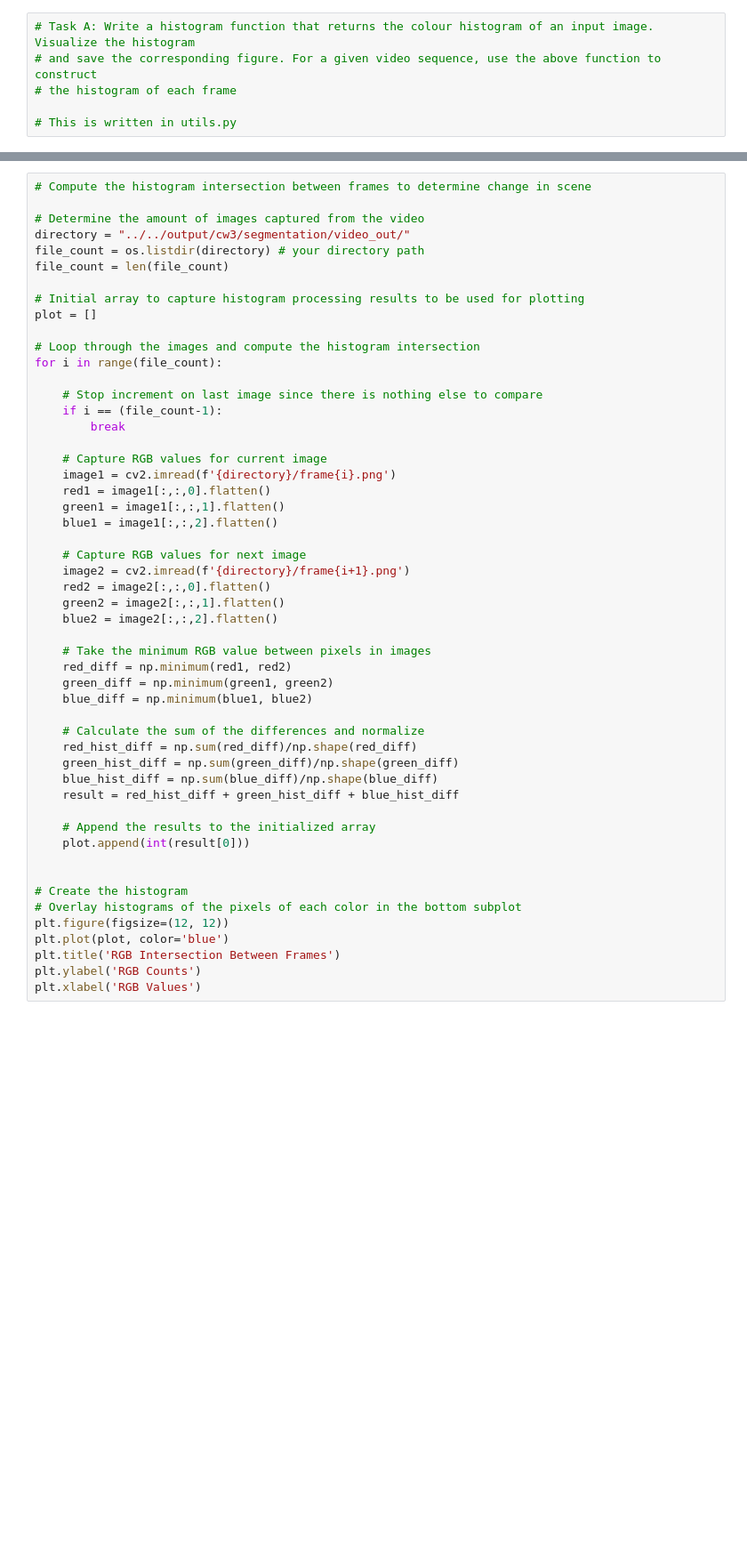
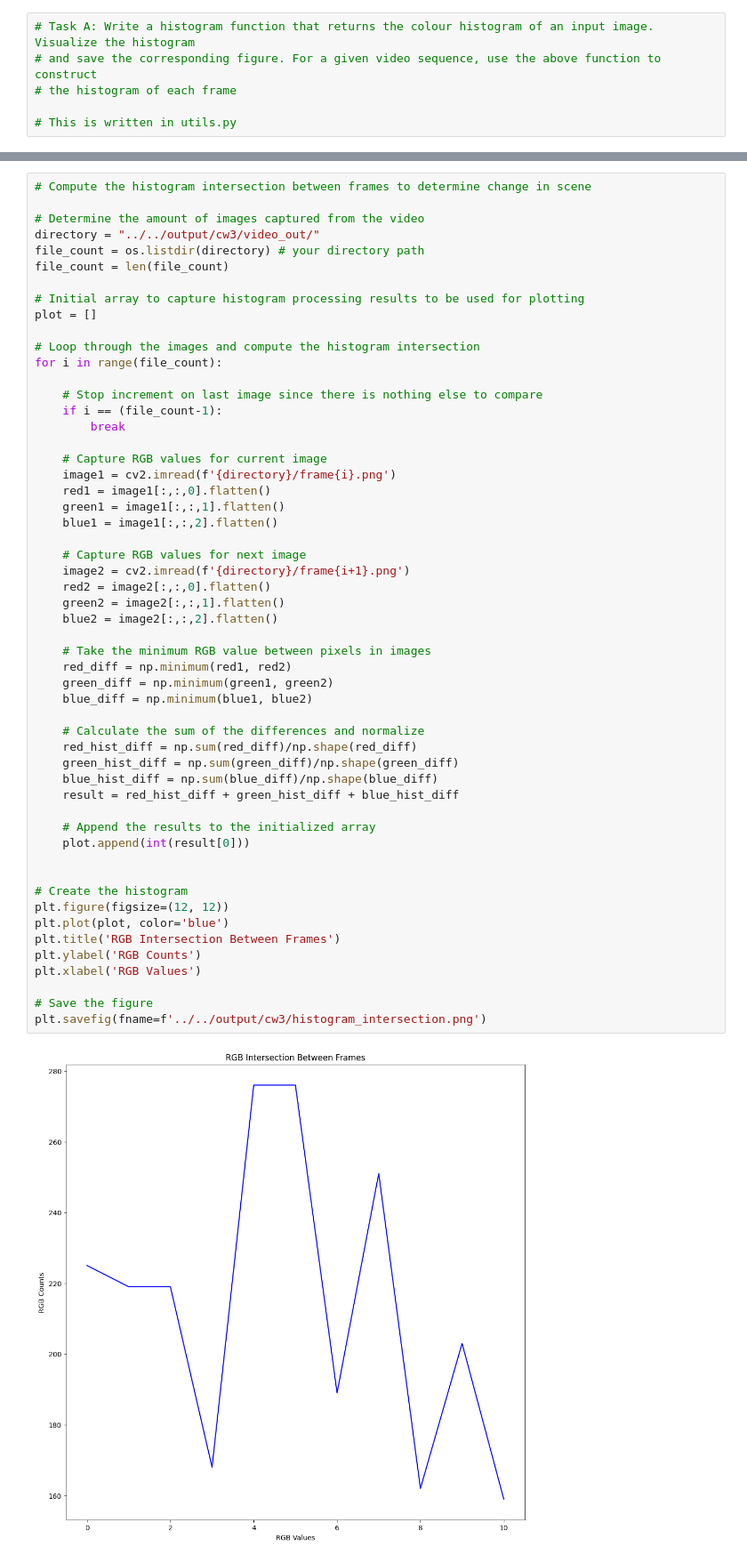
Before and after one commit to gpoell/qmul-computer-vision, a Jupyter notebook: src/cw3/main.ipynb, the cells around one changed output, grey strips where cells are left out. Shown at 89% size. Drawn from its saved outputs; the diff is of its cells as text; blank space fills up the shorter version.

```diff
--- a/src/cw3/main.ipynb
+++ b/src/cw3/main.ipynb
@@ -96,7 +109,7 @@ for i in range(total_frames):
 # Compute the histogram intersection between frames to determine change in scene
 
 # Determine the amount of images captured from the video
-directory = "../../output/cw3/segmentation/video_out/"
+directory = "../../output/cw3/video_out/"
 file_count = os.listdir(directory) # your directory path
 file_count = len(file_count)
 
@@ -116,31 +129,35 @@ for i in range(file_count):
     green1 = image1[:,:,1].flatten()
     blue1 = image1[:,:,2].flatten()
 
     # Capture RGB values for next image
     image2 = cv2.imread(f'{directory}/frame{i+1}.png')
     red2 = image2[:,:,0].flatten()
     green2 = image2[:,:,1].flatten()
     blue2 = image2[:,:,2].flatten()
 
     # Take the minimum RGB value between pixels in images
     red_diff = np.minimum(red1, red2)
     green_diff = np.minimum(green1, green2)
     blue_diff = np.minimum(blue1, blue2)
 
     # Calculate the sum of the differences and normalize
     red_hist_diff = np.sum(red_diff)/np.shape(red_diff)
     green_hist_diff = np.sum(green_diff)/np.shape(green_diff)
     blue_hist_diff = np.sum(blue_diff)/np.shape(blue_diff)
     result = red_hist_diff + green_hist_diff + blue_hist_diff
 
     # Append the results to the initialized array
     plot.append(int(result[0]))
 
 
 # Create the histogram
-# Overlay histograms of the pixels of each color in the bottom subplot
 plt.figure(figsize=(12, 12))
 plt.plot(plot, color='blue')
 plt.title('RGB Intersection Between Frames')
 plt.ylabel('RGB Counts')
 plt.xlabel('RGB Values')
+
+# Save the figure
+plt.savefig(fname=f'../../output/cw3/histogram_intersection.png')
+# %% [output]
+[figure, added]
```
Also changed, not shown: parts of 1 cell of this notebook.
